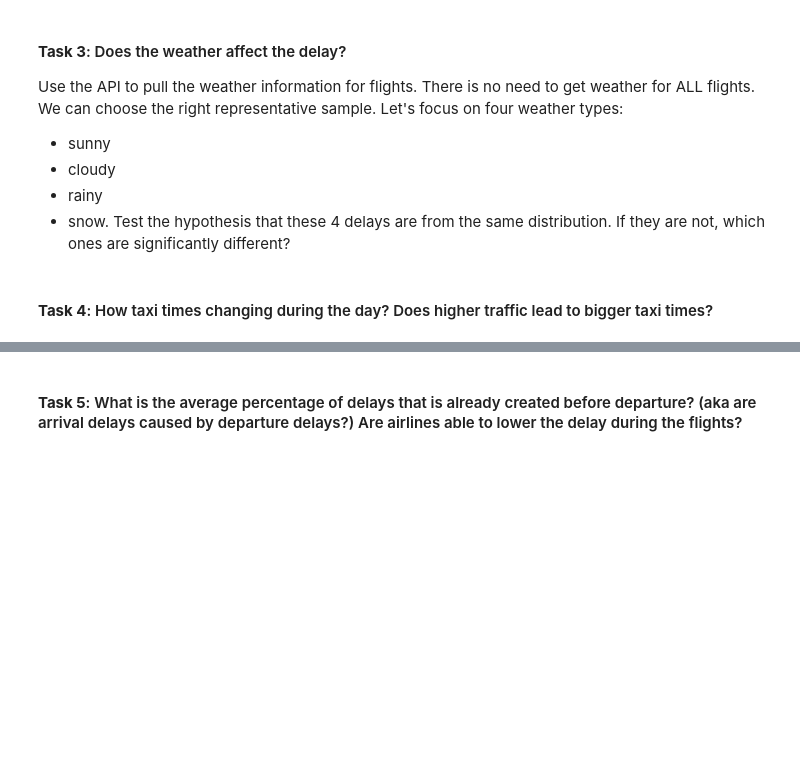
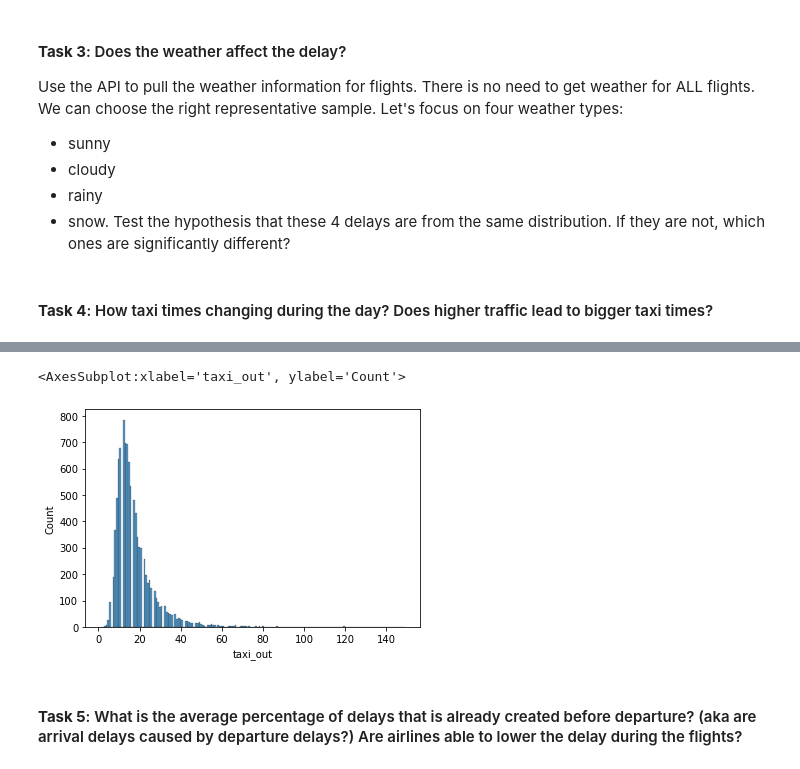
Before and after one commit to WongMatthew/LHL-Predicting-Flight-Patterns, a Jupyter notebook: Flight Prediction - master/exploratory_analysis.ipynb, the cells around one changed output, grey strips where cells are left out. Drawn from its saved outputs; the diff is of its cells as text; code cells hidden in the pictures; blank space fills up the shorter version.

```diff
--- a/Flight Prediction - master/exploratory_analysis.ipynb
+++ b/Flight Prediction - master/exploratory_analysis.ipynb
@@ -156,3 +215,8 @@ test
+# %%
+sns.histplot(sample1['taxi_out'])
+# %% [output]
+<AxesSubplot:xlabel='taxi_out', ylabel='Count'>
+[figure, added]
 # %% [markdown]
 #### **Task 5**: What is the average percentage of delays that is already created before departure? (aka are arrival delays caused by departure delays?) Are airlines able to lower the delay during the flights?
 # %% [markdown]
```
Also changed, not shown: parts of 4 cells of this notebook.
